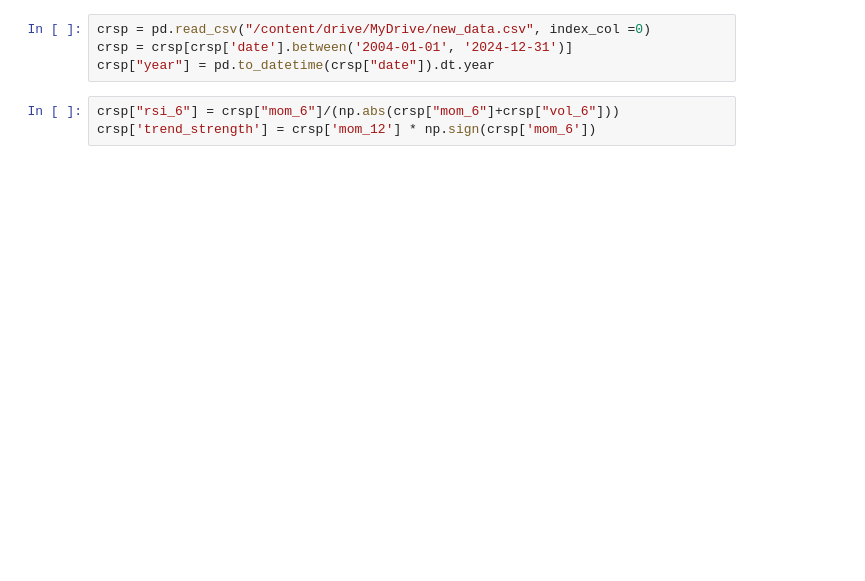
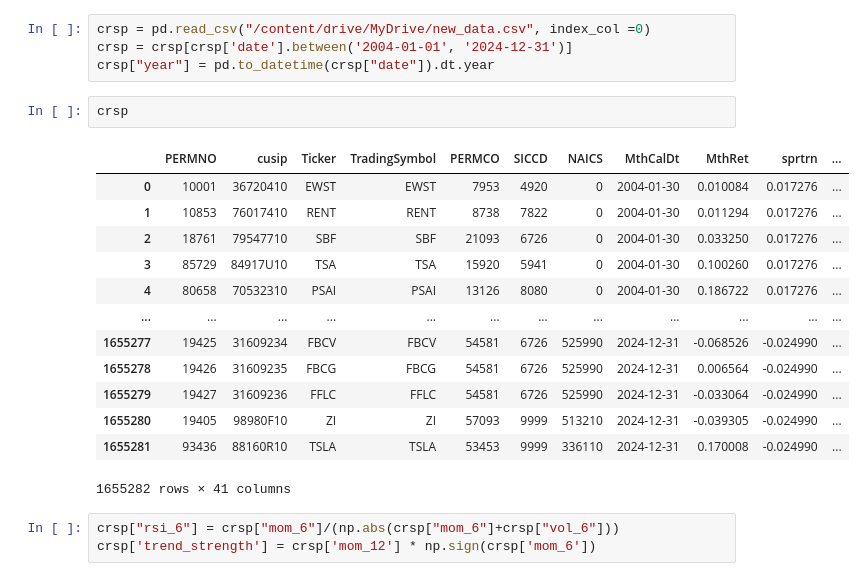
Before and after one commit to tonichencs/ML_In_Finance_Project, a Jupyter notebook: factor_DNN/final_data.ipynb, the cells around one changed output. Drawn from its saved outputs; the diff is of its cells as text; blank space fills up the shorter version.

```diff
--- a/factor_DNN/final_data.ipynb
+++ b/factor_DNN/final_data.ipynb
@@ -14,6 +14,22 @@ Drive already mounted at /content/drive; to attempt to forcibly remount, call dr
 crsp = pd.read_csv("/content/drive/MyDrive/new_data.csv", index_col =0)
 crsp = crsp[crsp['date'].between('2004-01-01', '2024-12-31')]
 crsp["year"] = pd.to_datetime(crsp["date"]).dt.year
+# %%
+crsp
+# %% [output]
+|  | PERMNO | cusip | Ticker | TradingSymbol | PERMCO | SICCD | NAICS | MthCalDt | MthRet | sprtrn | ... |
+| 0 | 10001 | 36720410 | EWST | EWST | 7953 | 4920 | 0 | 2004-01-30 | 0.010084 | 0.017276 | ... |
+| 1 | 10853 | 76017410 | RENT | RENT | 8738 | 7822 | 0 | 2004-01-30 | 0.011294 | 0.017276 | ... |
+| 2 | 18761 | 79547710 | SBF | SBF | 21093 | 6726 | 0 | 2004-01-30 | 0.033250 | 0.017276 | ... |
+| 3 | 85729 | 84917U10 | TSA | TSA | 15920 | 5941 | 0 | 2004-01-30 | 0.100260 | 0.017276 | ... |
+| 4 | 80658 | 70532310 | PSAI | PSAI | 13126 | 8080 | 0 | 2004-01-30 | 0.186722 | 0.017276 | ... |
+| ... | ... | ... | ... | ... | ... | ... | ... | ... | ... | ... | ... |
+| 1655277 | 19425 | 31609234 | FBCV | FBCV | 54581 | 6726 | 525990 | 2024-12-31 | -0.068526 | -0.024990 | ... |
+| 1655278 | 19426 | 31609235 | FBCG | FBCG | 54581 | 6726 | 525990 | 2024-12-31 | 0.006564 | -0.024990 | ... |
+| 1655279 | 19427 | 31609236 | FFLC | FFLC | 54581 | 6726 | 525990 | 2024-12-31 | -0.033064 | -0.024990 | ... |
+| 1655280 | 19405 | 98980F10 | ZI | ZI | 57093 | 9999 | 513210 | 2024-12-31 | -0.039305 | -0.024990 | ... |
+| 1655281 | 93436 | 88160R10 | TSLA | TSLA | 53453 | 9999 | 336110 | 2024-12-31 | 0.170008 | -0.024990 | ... |
+1655282 rows × 41 columns
 # %%
 crsp["rsi_6"] = crsp["mom_6"]/(np.abs(crsp["mom_6"]+crsp["vol_6"]))
 crsp['trend_strength'] = crsp['mom_12'] * np.sign(crsp['mom_6'])
```
Also changed, not shown: parts of 9 cells of this notebook, 5 other files.
